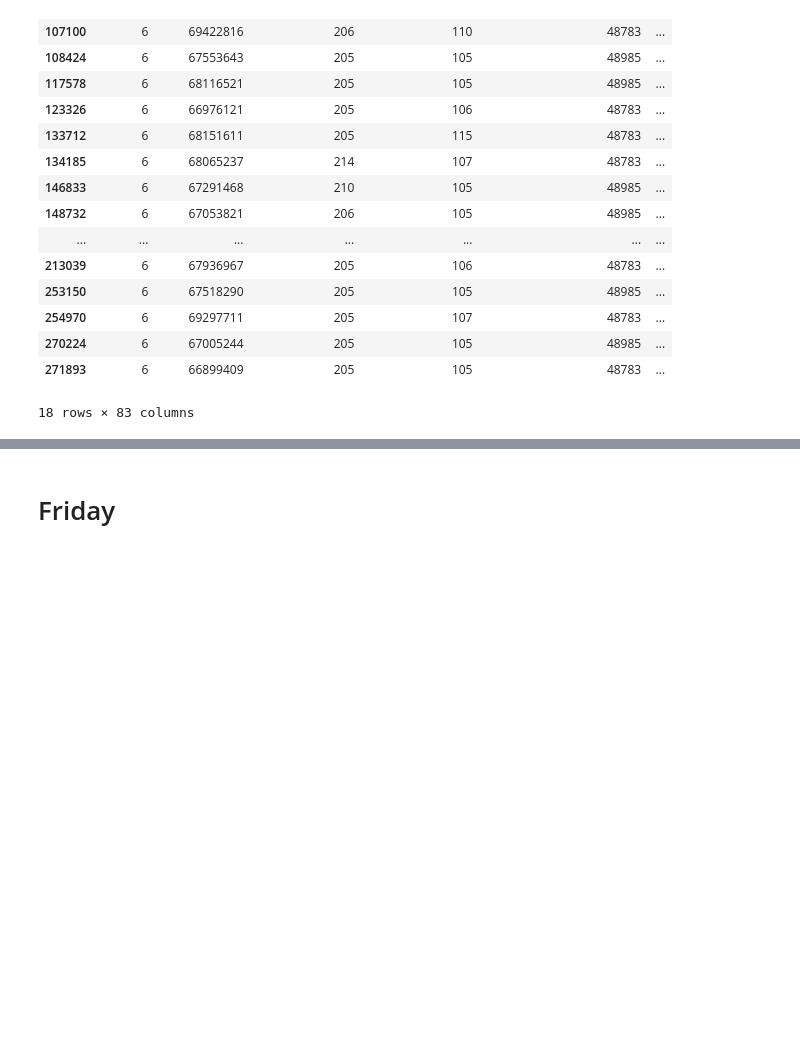
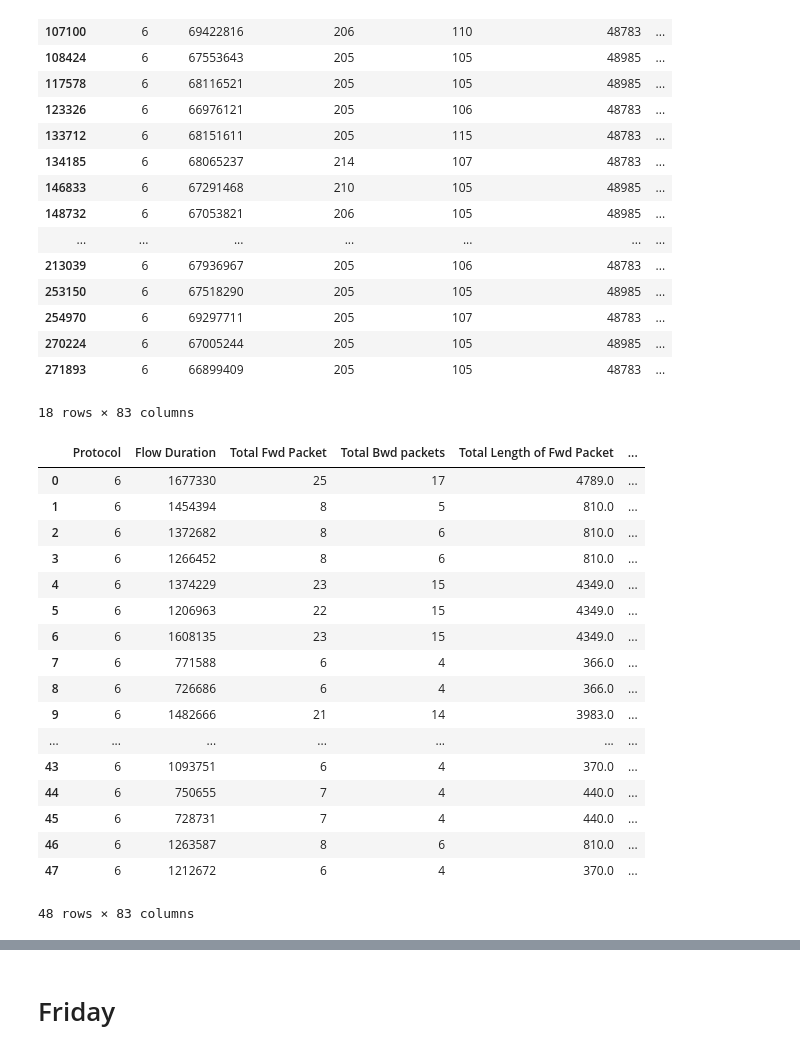
Before and after one commit to TheMessik/thesis, a Jupyter notebook: notebooks/Dataset Verification.ipynb, the cells around one changed output, grey strips where cells are left out. Drawn from its saved outputs; the diff is of its cells as text; code cells hidden in the pictures; blank space fills up the shorter version.

```diff
--- a/notebooks/Dataset Verification.ipynb
+++ b/notebooks/Dataset Verification.ipynb
@@ -864,3 +1013,25 @@ cic_xss
 | 270224 | 6 | 67005244 | 205 | 105 | 48985 | ... |
 | 271893 | 6 | 66899409 | 205 | 105 | 48783 | ... |
 18 rows × 83 columns
+# %%
+concap_xss = get_concap_dataset("concap_xss.csv")
+concap_xss
+# %% [output]
+|  | Protocol | Flow Duration | Total Fwd Packet | Total Bwd packets | Total Length of Fwd Packet | ... |
+| 0 | 6 | 1677330 | 25 | 17 | 4789.0 | ... |
+| 1 | 6 | 1454394 | 8 | 5 | 810.0 | ... |
+| 2 | 6 | 1372682 | 8 | 6 | 810.0 | ... |
+| 3 | 6 | 1266452 | 8 | 6 | 810.0 | ... |
+| 4 | 6 | 1374229 | 23 | 15 | 4349.0 | ... |
+| 5 | 6 | 1206963 | 22 | 15 | 4349.0 | ... |
+| 6 | 6 | 1608135 | 23 | 15 | 4349.0 | ... |
+| 7 | 6 | 771588 | 6 | 4 | 366.0 | ... |
+| 8 | 6 | 726686 | 6 | 4 | 366.0 | ... |
+| 9 | 6 | 1482666 | 21 | 14 | 3983.0 | ... |
+| ... | ... | ... | ... | ... | ... | ... |
+| 43 | 6 | 1093751 | 6 | 4 | 370.0 | ... |
+| 44 | 6 | 750655 | 7 | 4 | 440.0 | ... |
+| 45 | 6 | 728731 | 7 | 4 | 440.0 | ... |
+| 46 | 6 | 1263587 | 8 | 6 | 810.0 | ... |
+| 47 | 6 | 1212672 | 6 | 4 | 370.0 | ... |
+48 rows × 83 columns
```
Also changed, not shown: parts of 53 cells of this notebook, 1 other file.
